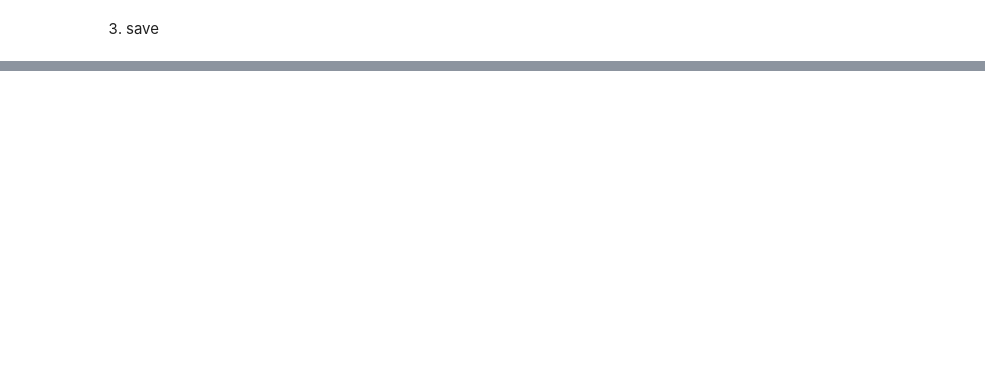
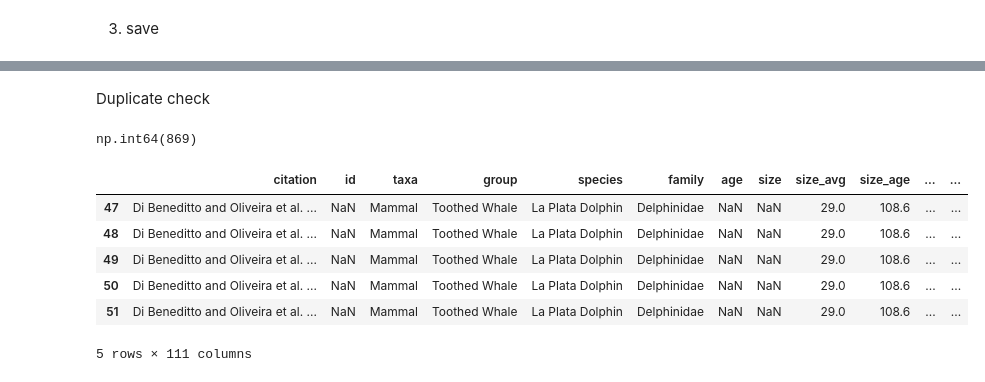
Before and after one commit to Sarah-Jane85/Source_to_Sea, a Jupyter notebook: Notebooks/01_data_cleaning.ipynb, the cells around one changed output, grey strips where cells are left out. Drawn from its saved outputs; the diff is of its cells as text; code cells hidden in the pictures; blank space fills up the shorter version.

```diff
--- a/Notebooks/01_data_cleaning.ipynb
+++ b/Notebooks/01_data_cleaning.ipynb
@@ -1520,0 +1559,28 @@ display(df_rivers.head())
+# %%
+# Rename for sanity
+species = species.rename(columns={
+    "latitude": "lat",
+    "longitude": "lon"
+})
+# %%
+species["lat"] = pd.to_numeric(species["lat"], errors="coerce")
+species["lon"] = pd.to_numeric(species["lon"], errors="coerce")
+
+species = species.dropna(subset=["lat", "lon"])
+
+species = species[
+    (species["lat"].between(-90, 90)) &
+    (species["lon"].between(-180, 180))
+]
+# %%
+plastic_cols = [col for col in species.columns if any(x in col for x in [
+    "pellet", "fragment", "foam", "film",
+    "line", "rope", "net", "rubber"
+])]
+
+species[plastic_cols] = species[plastic_cols].apply(
+    pd.to_numeric, errors="coerce"
+).fillna(0)
+# %%
+species["has_plastic"] = (species[plastic_cols].sum(axis=1) > 0).astype(int)
+species["plastic_count"] = species[plastic_cols].sum(axis=1)
@@ -1520,0 +1688,16 @@ display(df_rivers.head())
+# %% [markdown]
+Duplicate check
+# %%
+species.duplicated().sum()
+# %% [output]
+np.int64(869)
+# %%
+species[species.duplicated()].head()
+# %% [output]
+|  | citation | id | taxa | group | species | family | age | size | size_avg | size_age | ... | ... |
+| 47 | Di Beneditto and Oliveira et al. ... | NaN | Mammal | Toothed Whale | La Plata Dolphin | Delphinidae | NaN | NaN | 29.0 | 108.6 | ... | ... |
+| 48 | Di Beneditto and Oliveira et al. ... | NaN | Mammal | Toothed Whale | La Plata Dolphin | Delphinidae | NaN | NaN | 29.0 | 108.6 | ... | ... |
+| 49 | Di Beneditto and Oliveira et al. ... | NaN | Mammal | Toothed Whale | La Plata Dolphin | Delphinidae | NaN | NaN | 29.0 | 108.6 | ... | ... |
+| 50 | Di Beneditto and Oliveira et al. ... | NaN | Mammal | Toothed Whale | La Plata Dolphin | Delphinidae | NaN | NaN | 29.0 | 108.6 | ... | ... |
+| 51 | Di Beneditto and Oliveira et al. ... | NaN | Mammal | Toothed Whale | La Plata Dolphin | Delphinidae | NaN | NaN | 29.0 | 108.6 | ... | ... |
+5 rows × 111 columns
```
Also changed, not shown: parts of 20 cells of this notebook, 3 other files.
